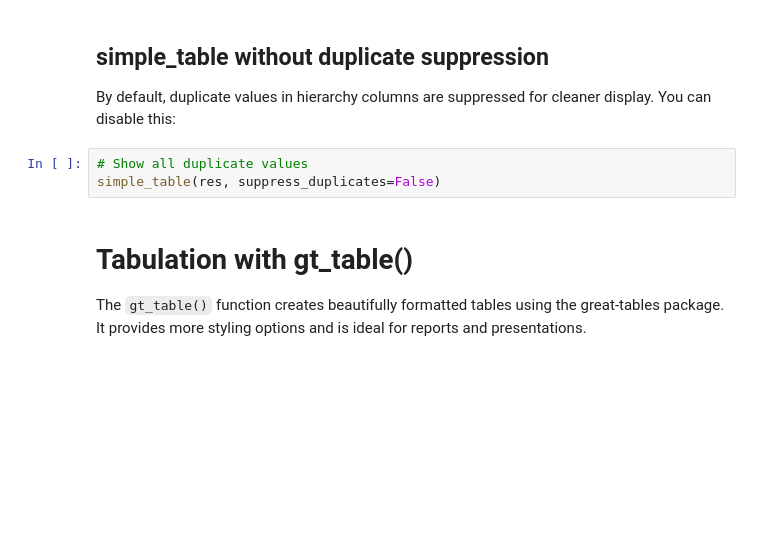
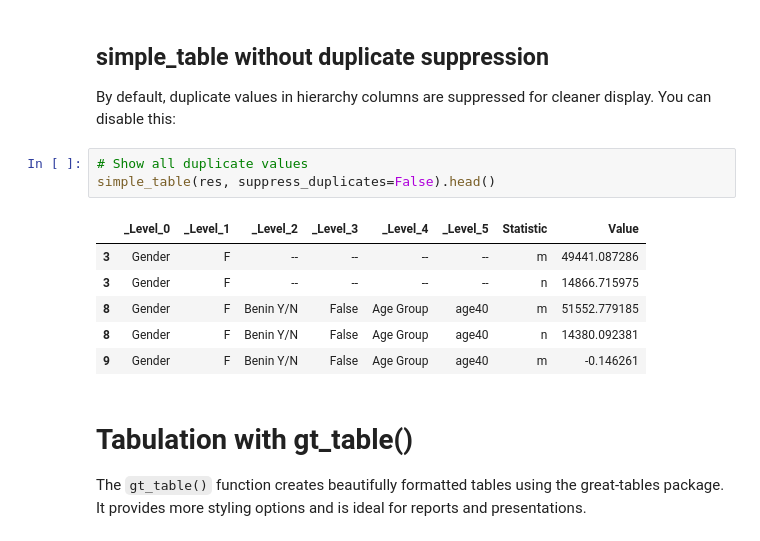
Before and after one commit to BFalquet/pyMyriad, a Jupyter notebook: examples/notebooks/listings.ipynb, the cells around one changed output. Cells and saved outputs as stored; diff of their text form; blank space fills up the shorter version.

```diff
--- a/examples/notebooks/listings.ipynb
+++ b/examples/notebooks/listings.ipynb
@@ -84,7 +107,14 @@ simple_table(res, include_non_analysis=True)
 By default, duplicate values in hierarchy columns are suppressed for cleaner display. You can disable this:
 # %%
 # Show all duplicate values
-simple_table(res, suppress_duplicates=False)
+simple_table(res, suppress_duplicates=False).head()
+# %% [output]
+|  | _Level_0 | _Level_1 | _Level_2 | _Level_3 | _Level_4 | _Level_5 | Statistic | Value |
+| 3 | Gender | F | -- | -- | -- | -- | m | 49441.087286 |
+| 3 | Gender | F | -- | -- | -- | -- | n | 14866.715975 |
+| 8 | Gender | F | Benin Y/N | False | Age Group | age40 | m | 51552.779185 |
+| 8 | Gender | F | Benin Y/N | False | Age Group | age40 | n | 14380.092381 |
+| 9 | Gender | F | Benin Y/N | False | Age Group | age40 | m | -0.146261 |
 # %% [markdown]
 # Tabulation with gt_table()
 
```
Also changed, not shown: parts of 14 cells of this notebook, 1 other file.
